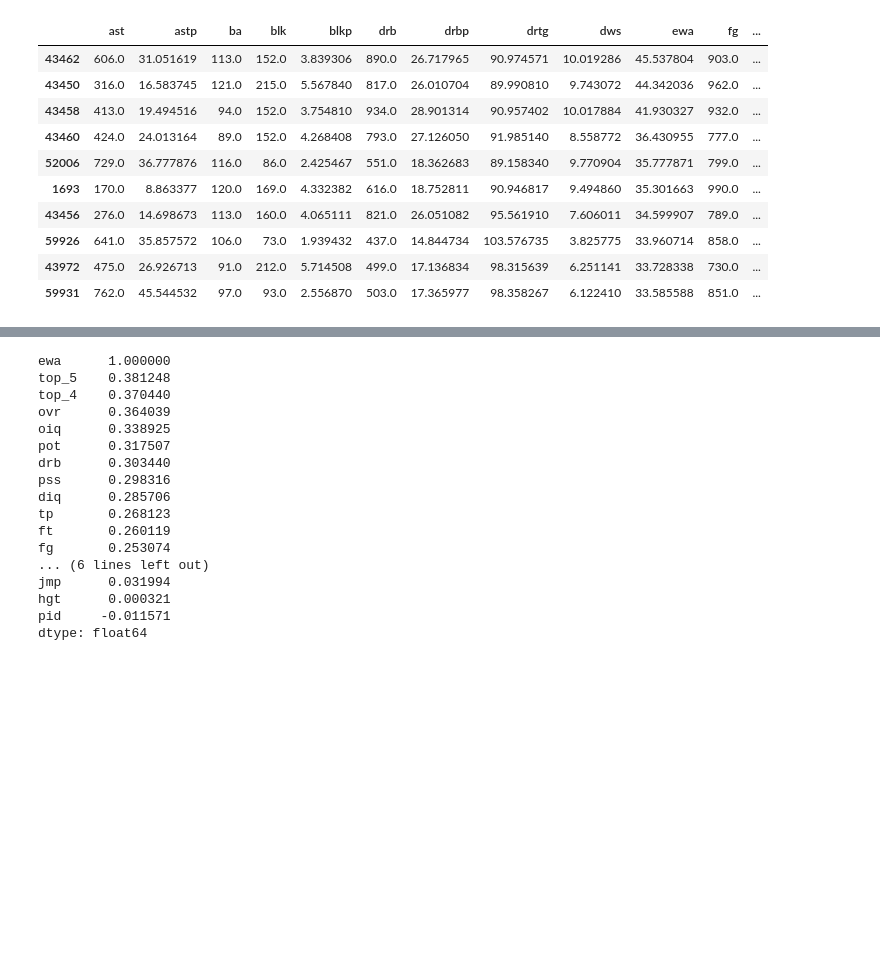
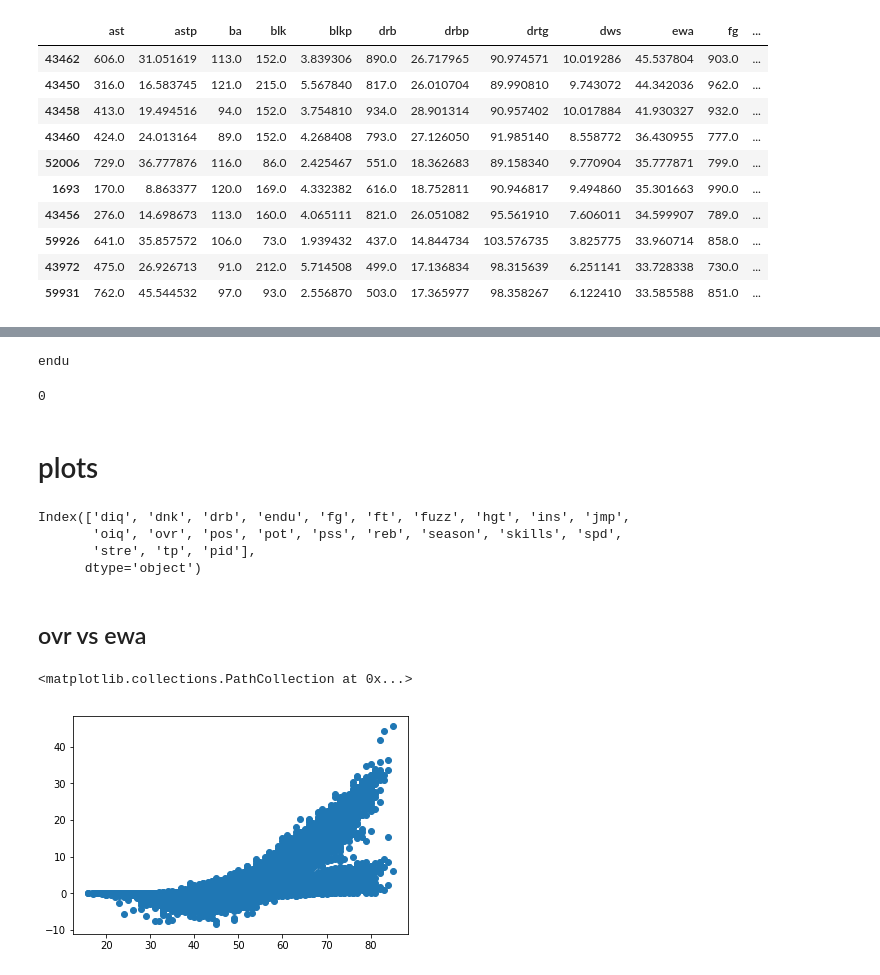
Before and after one commit to aemrich/bbgm_predict, a Jupyter notebook: analysis.ipynb, the cells around one changed output, grey strips where cells are left out. Saved outputs shown, nothing was run; the diff lists cells and outputs as text; code cells hidden in the pictures; blank space fills up the shorter version.

Commit message:
refactored to add functions, one hot encoded skills

```diff
--- a/analysis.ipynb
+++ b/analysis.ipynb
@@ -43,4 +81,10 @@ df_stats.sort_values('ewa', ascending=False)[0:10]#[['pid', 'ewa', 'season']]
+# %%
+df_ratings = df_ratings.join(df_one_hot_skills)
 # %%
-df_ewa_ratings = pd.merge(df_stats[['ewa', 'pid']], df_ratings)
+df_ewa_ratings = pd.merge(
+        df_stats[['ewa', 'pid', 'season', 'ows', 'dws', 'ws']],
+        df_ratings,
+        left_on=['pid', 'season'],
+        right_on=['pid', 'season'])
 # %%
-cols_to_drop = ['skills', 'pos', 'season', 'fuzz']
+cols_to_drop = ['skills', 'pos', 'season', 'fuzz', 'ows', 'dws', 'ws', 'ewa', 'pot']
@@ -58,5 +91,3 @@ Name: ewa, dtype: int64
 # %%
 for col in df_ewa_ratings.drop(cols_to_drop, axis=1):
     df_ewa_ratings[col] = df_ewa_ratings[col].apply(lambda x: float(x))
-# %%
-df_ewa_ratings['top_4'] = df_ewa_ratings['oiq'] + df_ewa_ratings['drb'] + df_ewa_ratings['pss'] + df_ewa_ratings['diq']
@@ -63,2 +315,23 @@ df_ewa_ratings['top_4'] = df_ewa_ratings['oiq'] + df_ewa_ratings['drb'] + df_ewa
+# %%
+col = next(cols)
+print(col)
+df_ratings[df_ratings['Ps'] == 1][col].min()
+# %% [output]
+endu
+0
+# %% [markdown]
+# plots
+# %%
+df_ratings.columns
+# %% [output]
+Index(['diq', 'dnk', 'drb', 'endu', 'fg', 'ft', 'fuzz', 'hgt', 'ins', 'jmp',
+       'oiq', 'ovr', 'pos', 'pot', 'pss', 'reb', 'season', 'skills', 'spd',
+       'stre', 'tp', 'pid'],
+      dtype='object')
+# %% [markdown]
+## ovr vs ewa
 # %%
-df_ewa_ratings['top_5'] = df_ewa_ratings['ovr'] + df_ewa_ratings['top_4']
+plt.scatter(df_ewa_ratings['ovr'], df_ewa_ratings['ewa'])
+# %% [output]
+<matplotlib.collections.PathCollection at 0x...>
+[figure, added]
@@ -67,20 +337,0 @@ srs_corrs = df_ewa_ratings.drop(cols_to_drop, axis=1).corrwith(df_ewa_ratings['e
-# %%
-srs_corrs.sort_values(ascending=False)
-# %% [output]
-ewa      1.000000
-top_5    0.381248
-top_4    0.370440
-ovr      0.364039
-oiq      0.338925
-pot      0.317507
-drb      0.303440
-pss      0.298316
-diq      0.285706
-tp       0.268123
-ft       0.260119
-fg       0.253074
-... (6 lines left out)
-jmp      0.031994
-hgt      0.000321
-pid     -0.011571
-dtype: float64
```
Also changed, not shown: parts of 43 cells of this notebook, 1 other file.
